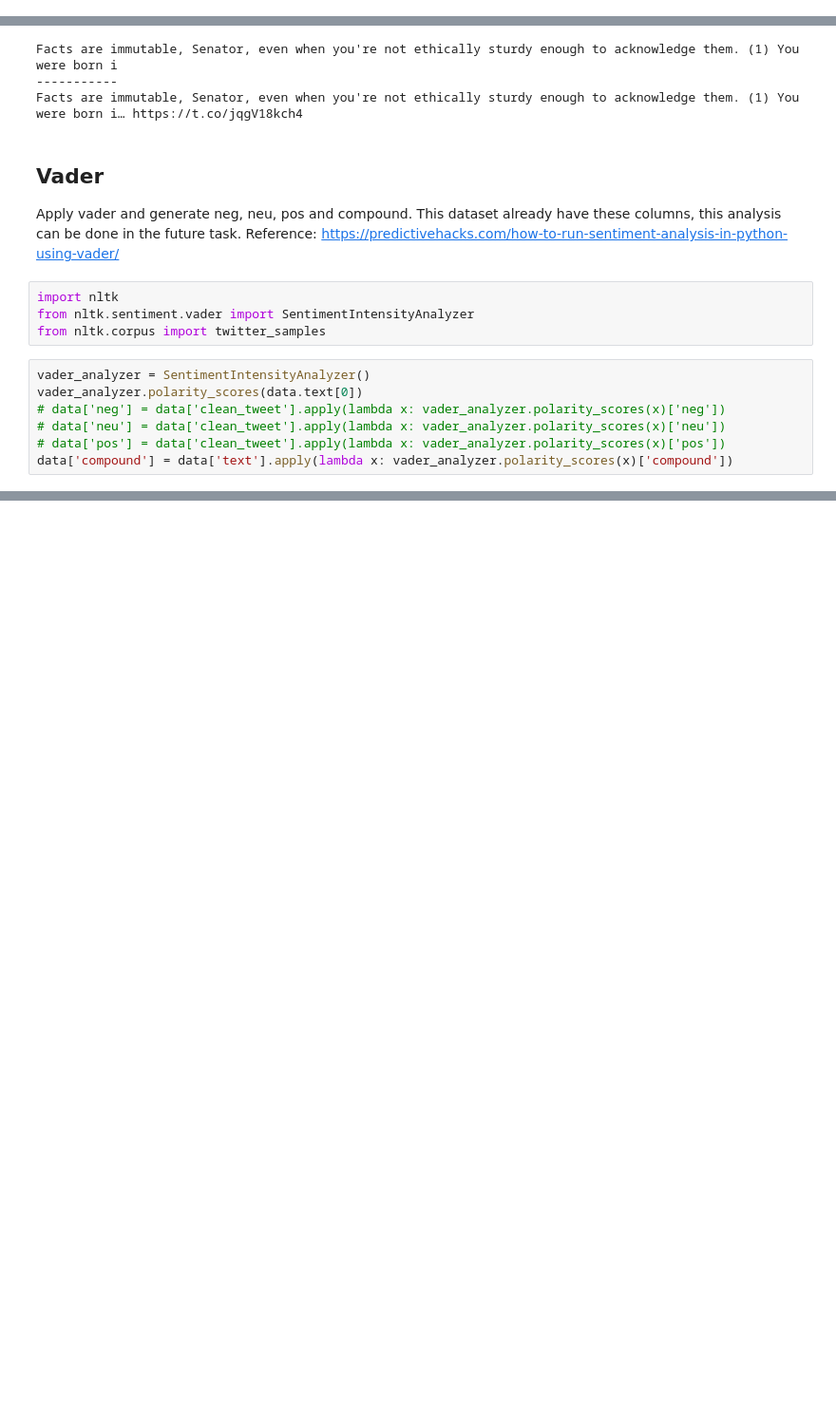
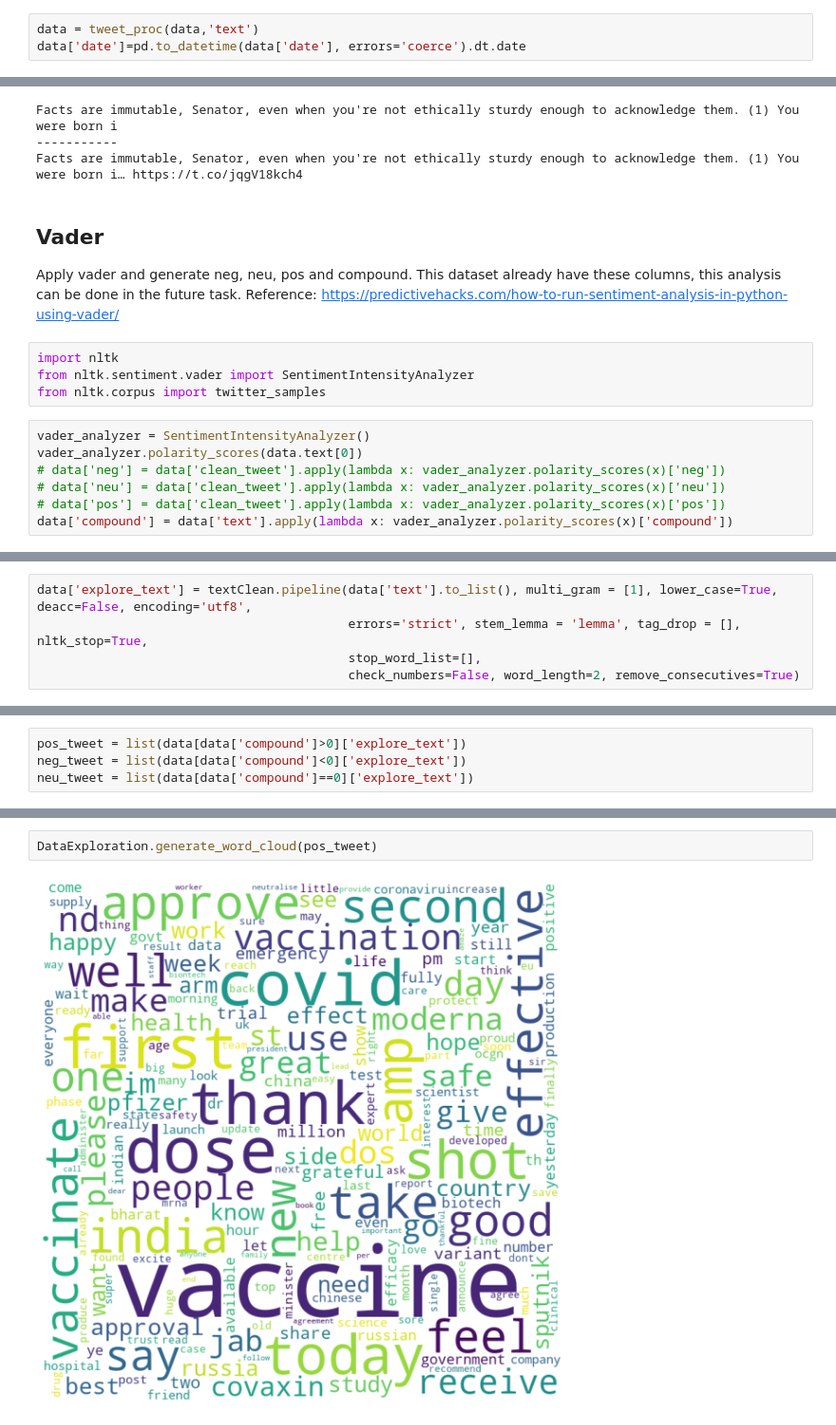
Before and after one commit to jinfeijoy/NLP, a Jupyter notebook: kaggle_Covid19_vaccine_Twitter/notebook/Covid19_vaccination_twitter.ipynb, the cells around one changed output, grey strips where cells are left out. Shown at 95% size. Drawn from its saved outputs; the diff is of its cells as text; blank space fills up the shorter version.

```diff
--- a/kaggle_Covid19_vaccine_Twitter/notebook/Covid19_vaccination_twitter.ipynb
+++ b/kaggle_Covid19_vaccine_Twitter/notebook/Covid19_vaccination_twitter.ipynb
@@ -67,3 +65,6 @@ data = tweet_proc(data,'text')
+# %%
+data = tweet_proc(data,'text')
+data['date']=pd.to_datetime(data['date'], errors='coerce').dt.date
 # %%
 i = 3
 print(data.text[i])
@@ -99 +100,6 @@ data.head(3)
+# %%
+data['explore_text'] = textClean.pipeline(data['text'].to_list(), multi_gram = [1], lower_case=True, deacc=False, encoding='utf8',
+                                          errors='strict', stem_lemma = 'lemma', tag_drop = [], nltk_stop=True,
+                                          stop_word_list=[],
+                                          check_numbers=False, word_length=2, remove_consecutives=True)
 # %%
@@ -111,0 +118,4 @@ neu
+# %%
+pos_tweet = list(data[data['compound']>0]['explore_text'])
+neg_tweet = list(data[data['compound']<0]['explore_text'])
+neu_tweet = list(data[data['compound']==0]['explore_text'])
@@ -111,0 +141,4 @@ neu
+# %%
+DataExploration.generate_word_cloud(pos_tweet)
+# %% [output]
+[figure, added]
```
Also changed, not shown: parts of 20 cells of this notebook, 2 other files.
